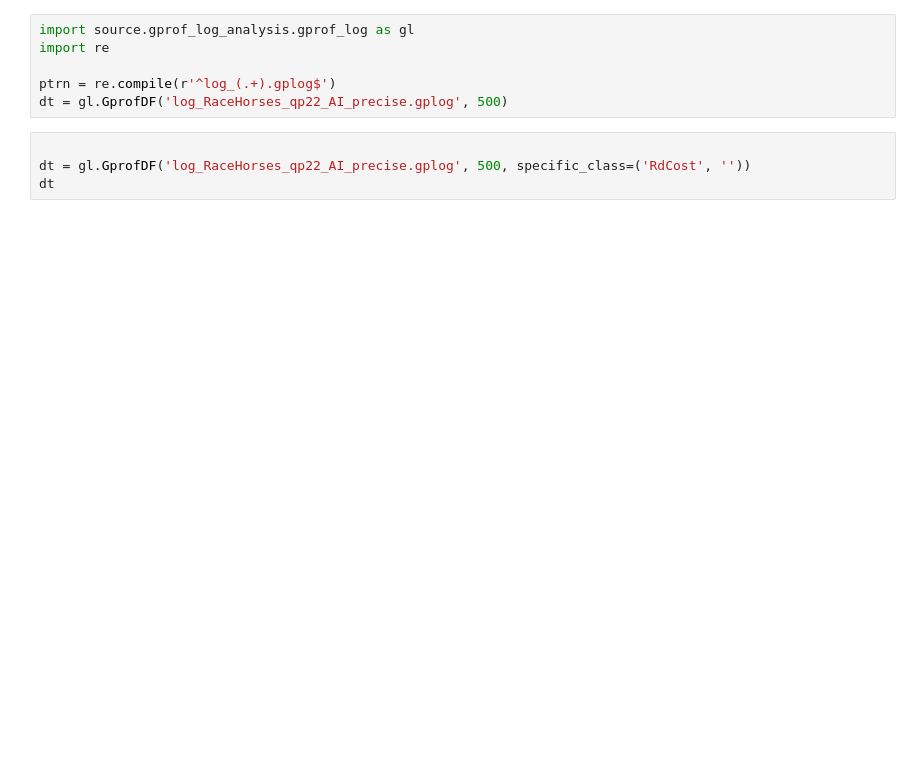
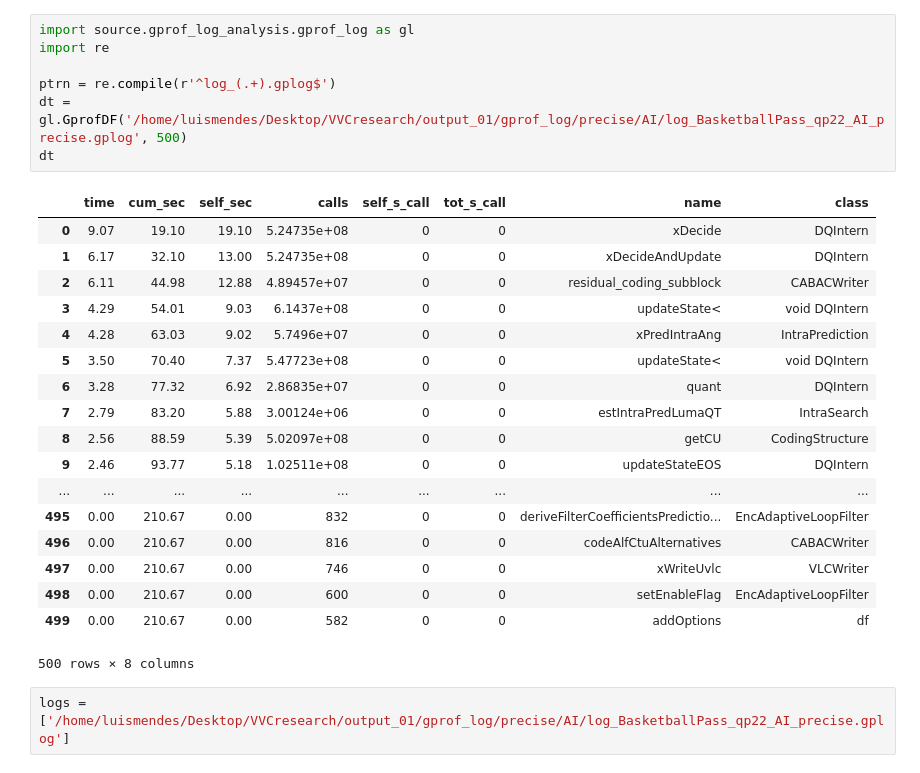
Before and after one commit to luiseduardomendes/VVC_research, a Jupyter notebook: gprof_log_example.ipynb, the cells around one changed output. Saved outputs shown, nothing was run; the diff lists cells and outputs as text; blank space fills up the shorter version.

```diff
--- a/gprof_log_example.ipynb
+++ b/gprof_log_example.ipynb
@@ -1,13 +1,31 @@
 # %%
 import source.gprof_log_analysis.gprof_log as gl
 import re
 
 ptrn = re.compile(r'^log_(.+).gplog$')
-dt = gl.GprofDF('log_RaceHorses_qp22_AI_precise.gplog', 500)
+dt = gl.GprofDF('/home/luismendes/Desktop/VVCresearch/output_01/gprof_log/precise/AI/log_BasketballPass_qp22_AI_precise.gplog', 500)
+dt
+# %% [output]
+|  | time | cum_sec | self_sec | calls | self_s_call | tot_s_call | name | class |
+| 0 | 9.07 | 19.10 | 19.10 | 5.24735e+08 | 0 | 0 | xDecide | DQIntern |
+| 1 | 6.17 | 32.10 | 13.00 | 5.24735e+08 | 0 | 0 | xDecideAndUpdate | DQIntern |
+| 2 | 6.11 | 44.98 | 12.88 | 4.89457e+07 | 0 | 0 | residual_coding_subblock | CABACWriter |
+| 3 | 4.29 | 54.01 | 9.03 | 6.1437e+08 | 0 | 0 | updateState< | void DQIntern |
+| 4 | 4.28 | 63.03 | 9.02 | 5.7496e+07 | 0 | 0 | xPredIntraAng | IntraPrediction |
+| 5 | 3.50 | 70.40 | 7.37 | 5.47723e+08 | 0 | 0 | updateState< | void DQIntern |
+| 6 | 3.28 | 77.32 | 6.92 | 2.86835e+07 | 0 | 0 | quant | DQIntern |
+| 7 | 2.79 | 83.20 | 5.88 | 3.00124e+06 | 0 | 0 | estIntraPredLumaQT | IntraSearch |
+| 8 | 2.56 | 88.59 | 5.39 | 5.02097e+08 | 0 | 0 | getCU | CodingStructure |
+| 9 | 2.46 | 93.77 | 5.18 | 1.02511e+08 | 0 | 0 | updateStateEOS | DQIntern |
+| ... | ... | ... | ... | ... | ... | ... | ... | ... |
+| 495 | 0.00 | 210.67 | 0.00 | 832 | 0 | 0 | deriveFilterCoefficientsPredictio... | EncAdaptiveLoopFilter |
+| 496 | 0.00 | 210.67 | 0.00 | 816 | 0 | 0 | codeAlfCtuAlternatives | CABACWriter |
+| 497 | 0.00 | 210.67 | 0.00 | 746 | 0 | 0 | xWriteUvlc | VLCWriter |
+| 498 | 0.00 | 210.67 | 0.00 | 600 | 0 | 0 | setEnableFlag | EncAdaptiveLoopFilter |
+| 499 | 0.00 | 210.67 | 0.00 | 582 | 0 | 0 | addOptions | df |
+500 rows × 8 columns
-# %%
-
-dt = gl.GprofDF('log_RaceHorses_qp22_AI_precise.gplog', 500, specific_class=('RdCost', ''))
-dt
+# %%
+logs = ['/home/luismendes/Desktop/VVCresearch/output_01/gprof_log/precise/AI/log_BasketballPass_qp22_AI_precise.gplog']
 # %%
 from pathlib import Path
 dir_path = 'output_01'
```
Also changed, not shown: parts of 3 cells of this notebook, 9 other files.
